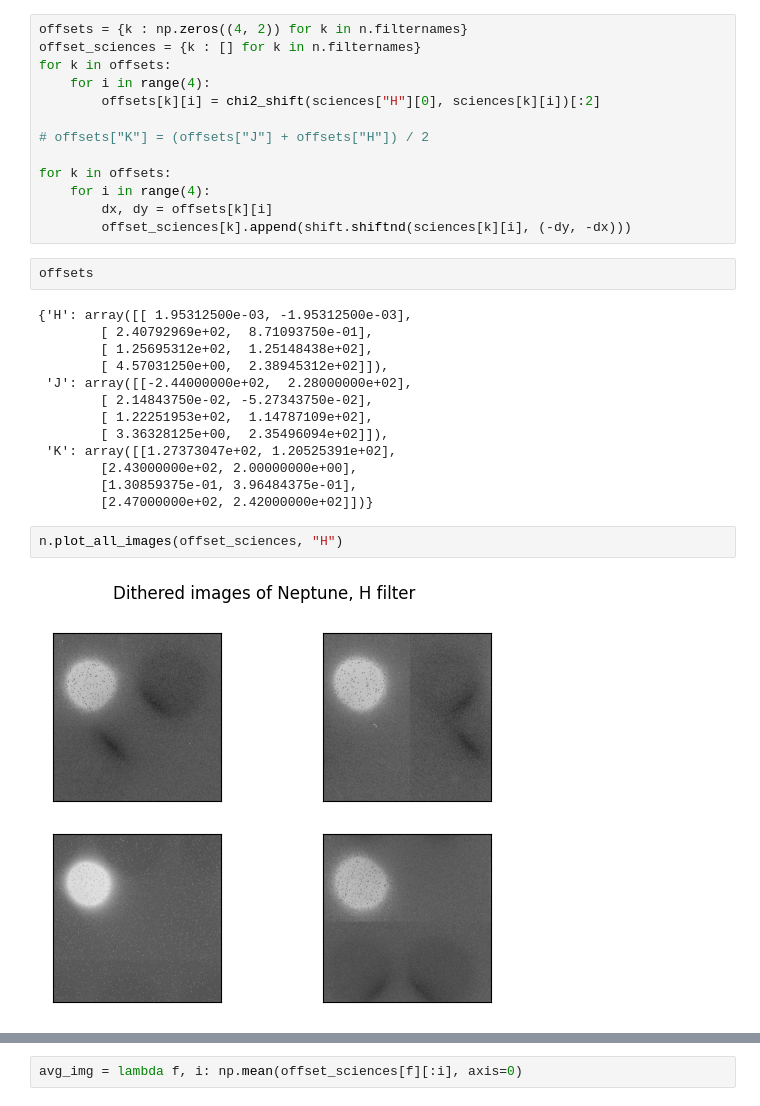
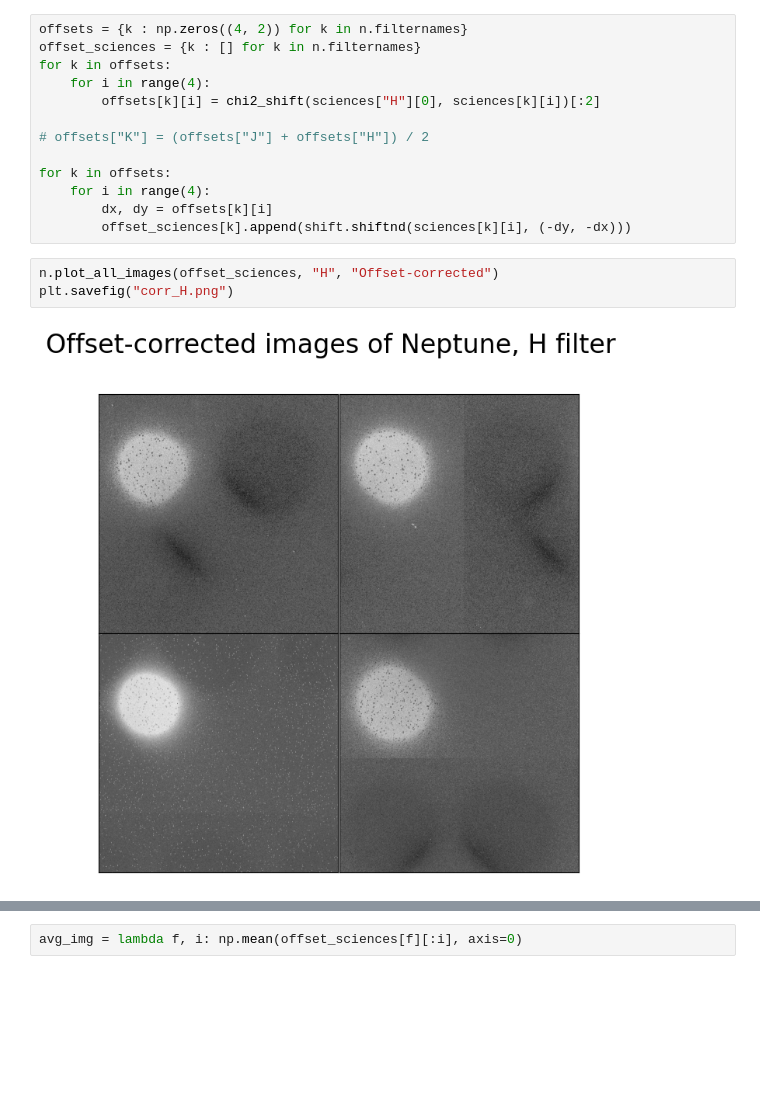
Before and after one commit to askemer/ASTR257_2024, a Jupyter notebook: student_work/adityars/ao/neptune.ipynb, the cells around one changed output, grey strips where cells are left out. Cells and saved outputs as stored; diff of their text form; blank space fills up the shorter version.

```diff
--- a/student_work/adityars/ao/neptune.ipynb
+++ b/student_work/adityars/ao/neptune.ipynb
@@ -74,23 +57,9 @@ for k in offsets:
     for i in range(4):
         dx, dy = offsets[k][i]
         offset_sciences[k].append(shift.shiftnd(sciences[k][i], (-dy, -dx)))
-# %%
-offsets
-# %% [output]
-{'H': array([[ 1.95312500e-03, -1.95312500e-03],
-        [ 2.40792969e+02,  8.71093750e-01],
-        [ 1.25695312e+02,  1.25148438e+02],
-        [ 4.57031250e+00,  2.38945312e+02]]),
- 'J': array([[-2.44000000e+02,  2.28000000e+02],
-        [ 2.14843750e-02, -5.27343750e-02],
-        [ 1.22251953e+02,  1.14787109e+02],
-        [ 3.36328125e+00,  2.35496094e+02]]),
- 'K': array([[1.27373047e+02, 1.20525391e+02],
-        [2.43000000e+02, 2.00000000e+00],
-        [1.30859375e-01, 3.96484375e-01],
-        [2.47000000e+02, 2.42000000e+02]])}
 # %%
-n.plot_all_images(offset_sciences, "H")
+n.plot_all_images(offset_sciences, "H", "Offset-corrected")
+plt.savefig("corr_H.png")
 # %% [output]
-[figure, old version]
+[figure, new version]
 # %%
```
Also changed, not shown: parts of 9 cells of this notebook, 26 other files.
